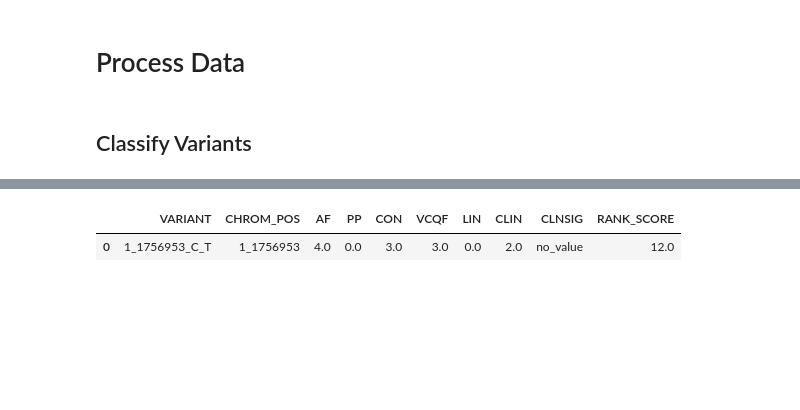
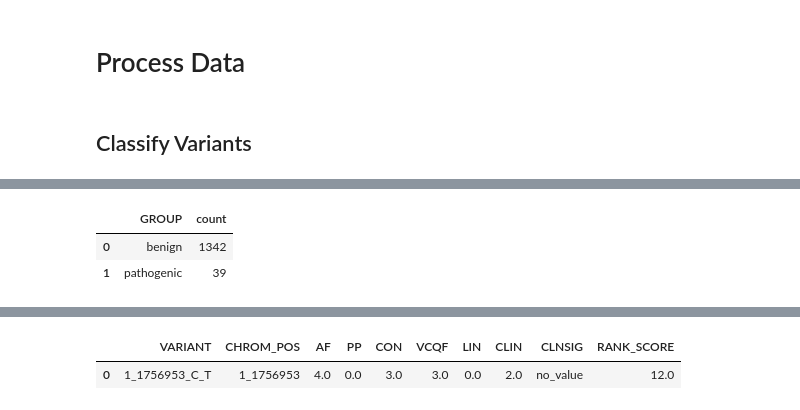
Before and after one commit to josefinelantz/GenScore, a Jupyter notebook: Submission.ipynb, the cells around one changed output, grey strips where cells are left out. Cells and saved outputs as stored; diff of their text form; code cells hidden in the pictures; blank space fills up the shorter version.

```diff
--- a/Submission.ipynb
+++ b/Submission.ipynb
@@ -531,0 +373,8 @@ test[test["GROUP"] == "benign"]
+# %%
+filt_df = df_grouped[df_grouped["GROUP"].isin(["benign", "pathogenic"])]
+# %%
+filt_df["GROUP"].value_counts().reset_index()
+# %% [output]
+|  | GROUP | count |
+| 0 | benign | 1342 |
+| 1 | pathogenic | 39 |
```
Also changed, not shown: parts of 37 cells of this notebook, 3 other files.
